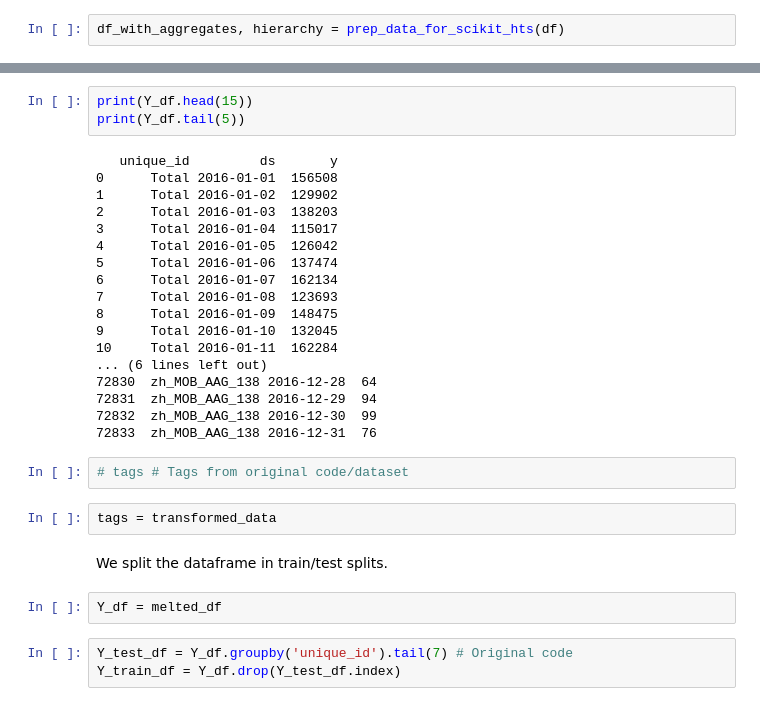
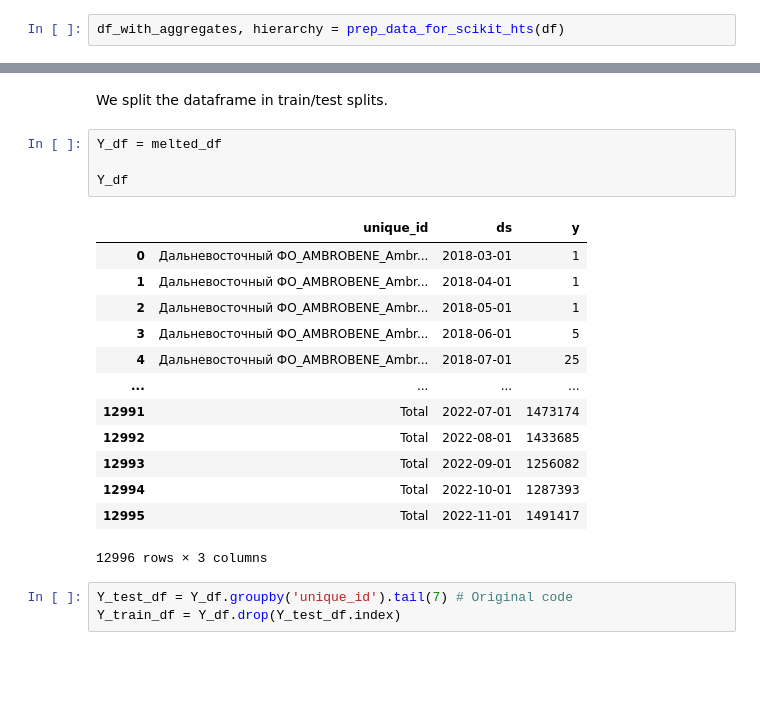
Before and after one commit to ariellubonja/hierarchical-time-series, a Jupyter notebook: hierarchical_ts.ipynb, the cells around one changed output, grey strips where cells are left out. Cells and saved outputs as stored; diff of their text form; blank space fills up the shorter version.

```diff
--- a/hierarchical_ts.ipynb
+++ b/hierarchical_ts.ipynb
@@ -288,32 +225,23 @@ print(transformed_data)
-# %%
-print(Y_df.head(15))
-print(Y_df.tail(5))
-# %% [output]
-   unique_id         ds       y
-0      Total 2016-01-01  156508
-1      Total 2016-01-02  129902
-2      Total 2016-01-03  138203
-3      Total 2016-01-04  115017
-4      Total 2016-01-05  126042
-5      Total 2016-01-06  137474
-6      Total 2016-01-07  162134
-7      Total 2016-01-08  123693
-8      Total 2016-01-09  148475
-9      Total 2016-01-10  132045
-10     Total 2016-01-11  162284
-... (6 lines left out)
-72830  zh_MOB_AAG_138 2016-12-28  64
-72831  zh_MOB_AAG_138 2016-12-29  94
-72832  zh_MOB_AAG_138 2016-12-30  99
-72833  zh_MOB_AAG_138 2016-12-31  76
-# %%
-# tags # Tags from original code/dataset
-# %%
-tags = transformed_data
 # %% [markdown]
 We split the dataframe in train/test splits.
 # %%
 Y_df = melted_df
+
+Y_df
+# %% [output]
+|  | unique_id | ds | y |
+| 0 | Дальневосточный ФО_AMBROBENE_Ambr... | 2018-03-01 | 1 |
+| 1 | Дальневосточный ФО_AMBROBENE_Ambr... | 2018-04-01 | 1 |
+| 2 | Дальневосточный ФО_AMBROBENE_Ambr... | 2018-05-01 | 1 |
+| 3 | Дальневосточный ФО_AMBROBENE_Ambr... | 2018-06-01 | 5 |
+| 4 | Дальневосточный ФО_AMBROBENE_Ambr... | 2018-07-01 | 25 |
+| ... | ... | ... | ... |
+| 12991 | Total | 2022-07-01 | 1473174 |
+| 12992 | Total | 2022-08-01 | 1433685 |
+| 12993 | Total | 2022-09-01 | 1256082 |
+| 12994 | Total | 2022-10-01 | 1287393 |
+| 12995 | Total | 2022-11-01 | 1491417 |
+12996 rows × 3 columns
 # %%
 Y_test_df = Y_df.groupby('unique_id').tail(7) # Original code
 Y_train_df = Y_df.drop(Y_test_df.index)
```
Also changed, not shown: parts of 31 cells of this notebook.
